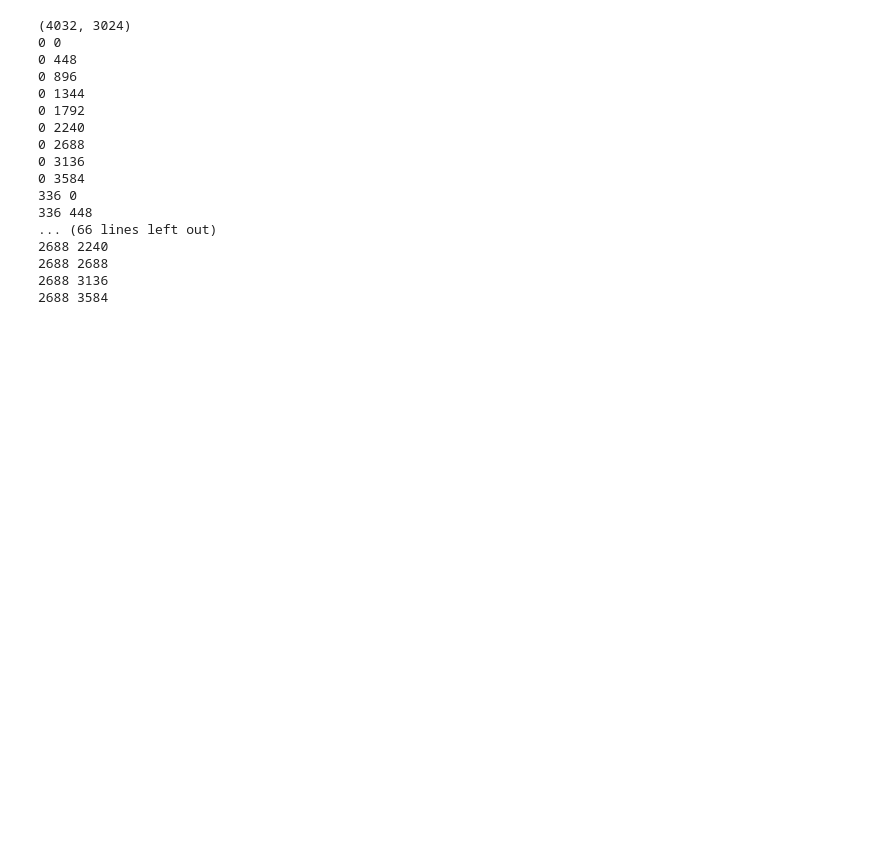
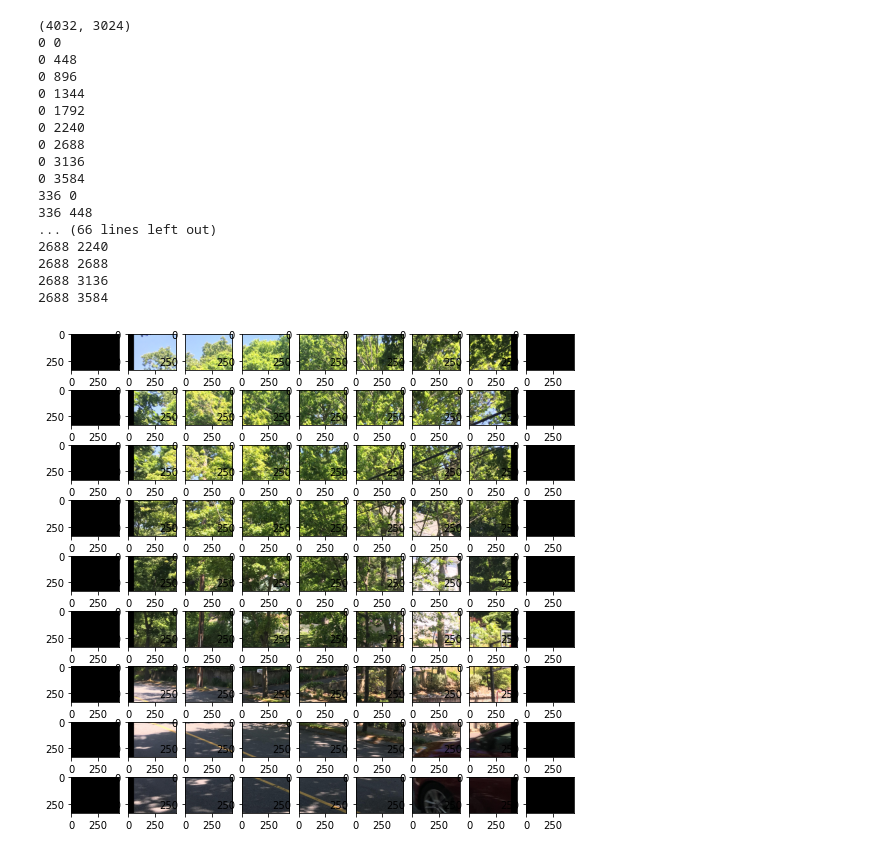
Before and after one commit to narslab/vis-inference, a Jupyter notebook: bin/jupyter/preprocess_conflict.ipynb, the cells around one changed output. Saved outputs shown, nothing was run; the diff lists cells and outputs as text; code cells hidden in the pictures; blank space fills up the shorter version.

Commit message:
Plotting tiles in a grid

```diff
--- a/bin/jupyter/preprocess_conflict.ipynb
+++ b/bin/jupyter/preprocess_conflict.ipynb
@@ -17,20 +17,24 @@ if not os.path.exists(CONFLICT_SPLIT_DIR): # check if 'tidy/preprocessed_images'
         os.makedirs(CONFLICT_SPLIT_DIR)
 # %%
 def tile(filename, dir_in, dir_out, d=9):
+    tiles = []
     name, ext = os.path.splitext(filename)
     img = Image.open(os.path.join(dir_in, filename))
-    w, h = img.size
-    print (img.size)
+    rotate_img= img.rotate(270)
+    rotate_img.show()
+    w, h = rotate_img.size
+    print (rotate_img.size)
     grid = product(range(0, h, int(h/d)), range(0, w, int(w/d)))
     for i, j in grid:
         print(i,j)
         box = (j, i, j+int(w/d), i+int(h/d))
         out = os.path.join(dir_out, f'{name}_{i}_{j}{ext}')
-        img.crop(box).save(out)
+        t = rotate_img.crop(box)
+        t.save(out)
+        tiles.append(t)
+    return tiles, filename
 # %%
-# image_list = os.listdir(LABELED_IMAGES_DIR)
-# for image in image_list:
-tile('improbable-1.jpg', LABELED_IMAGES_DIR, CONFLICT_SPLIT_DIR)
+t = tile('improbable-2.jpg', LABELED_IMAGES_DIR, CONFLICT_SPLIT_DIR)
 # %% [output]
 (4032, 3024)
 0 0
@@ -49,3 +53,17 @@ tile('improbable-1.jpg', LABELED_IMAGES_DIR, CONFLICT_SPLIT_DIR)
 2688 2688
 2688 3136
 2688 3584
+# %%
+def plotTilesGrid(tiles):
+    plt.figure(figsize=(9,9)) # specifying the overall grid size
+
+    for i in range(81):
+        plt.subplot(9,9,i+1)    # the number of images in the grid is 9*9 (81)
+        plt.imshow(tiles[0][i])
+
+    plt.savefig(CONFLICT_SPLIT_DIR+"/split_grid_"+str(tiles[1])+".png")
+    plt.show()
+# %%
+plotTilesGrid(t)
+# %% [output]
+[figure, added]
```
Also changed, not shown: parts of 2 cells of this notebook.
